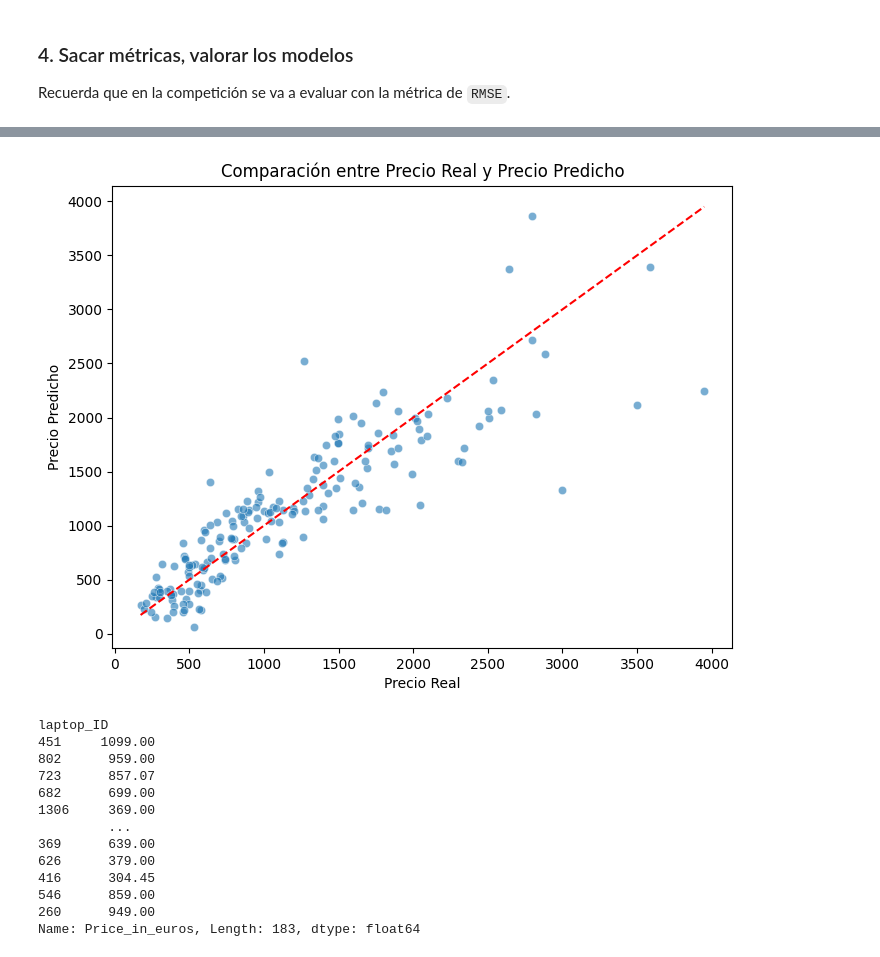
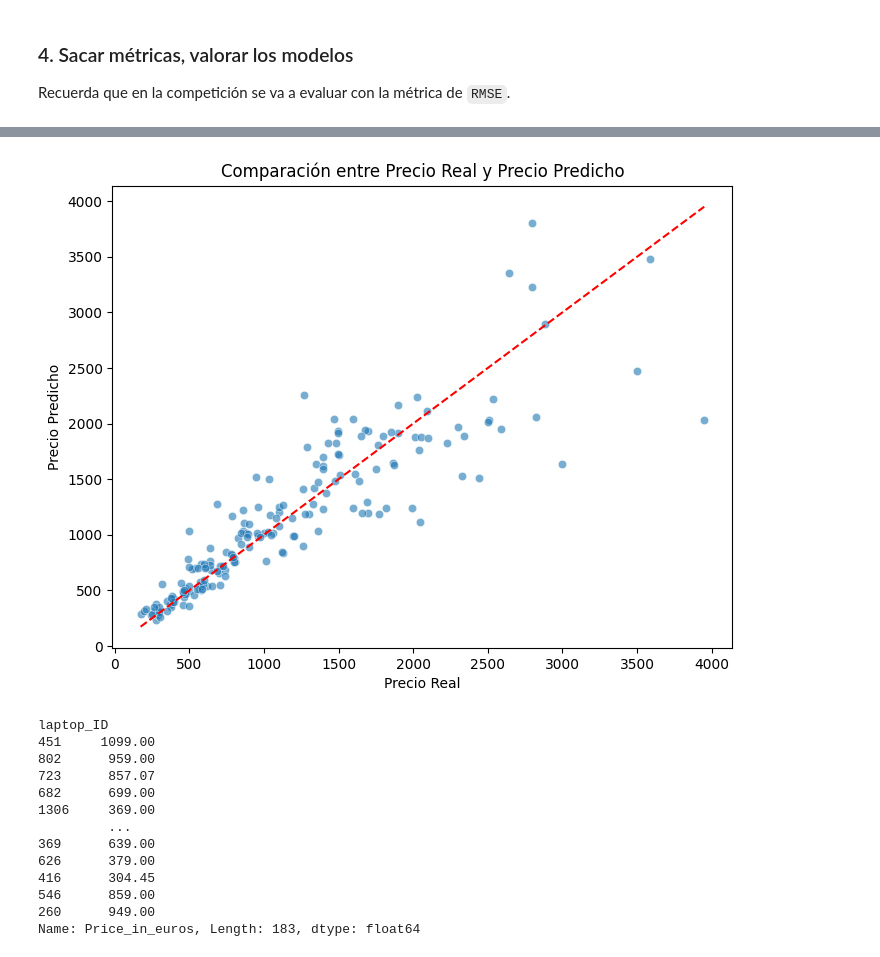
Before and after one commit to JesusGs91/ONLINE_DS_THEBRIDGE_JesusGonzalezSuarez, a Jupyter notebook: Sprint14/Kaggle/Kaggle_submission copia 2.ipynb, the cells around one changed output, grey strips where cells are left out. Saved outputs shown, nothing was run; the diff lists cells and outputs as text; code cells hidden in the pictures.

```diff
--- a/Sprint14/Kaggle/Kaggle_submission copia 2.ipynb
+++ b/Sprint14/Kaggle/Kaggle_submission copia 2.ipynb
@@ -386,5 +770,3 @@ categorical_columns_1 = [ 'OpSys', 'Cpu_modelo', 'Gpu_marca', 'Gpu_modelo', 'Gpu
 featues_num_clf_disc = ["Ram_in_GB","Memory_in_GB" ,"Cpu_generacion","Cpu_frecuencia"]
 featues_num_clf_disc_2 = ["Ram_in_GB","Memory_in_GB" ,"Cpu_generacion","Cpu_frecuencia","Inches"]
 features_num_clf = ["Weight_in_kg"]
-# %%
-features= categorical_columns+features_num_clf+featues_num_clf_disc
@@ -443,11 +799,0 @@ RMSE Regresión Lineal: 440.590
-# %%
-from sklearn.linear_model import Ridge
-
-# Instanciar y entrenar el modelo Ridge
-ridge = Ridge(alpha=1.0)  # Puedes ajustar el valor de alpha
-ridge.fit(X_train_scaled[features], y_train)
-
-# Predecir y evaluar el modelo
-y_pred_ridge = ridge.predict(X_test_scaled[features])
-rmse_ridge = np.sqrt(mean_squared_error(y_test, y_pred_ridge))
-print(f'RMSE Regresión Ridge: {rmse_ridge:.3f}')
@@ -456,9 +799,0 @@ RMSE Regresión Ridge: 440.571
-# %%
-# Instanciar y entrenar el modelo Random Forest
-rf = RandomForestRegressor(n_estimators=100, random_state=42)
-rf.fit(X_train_scaled[features], y_train)
-
-# Predecir y calcular RMSE
-y_pred_rf = rf.predict(X_test_scaled[features])
-rmse_rf = np.sqrt(mean_squared_error(y_test, y_pred_rf))
-print(f'RMSE Random Forest: {rmse_rf:.3f}')
@@ -473,11 +806,11 @@ from sklearn.model_selection import GridSearchCV, KFold
 
 # Definir los hiperparámetros a optimizar
 param_grid = {
-    'n_estimators': [100, 200, 210, 240, 250],  # Número de árboles
-    'max_depth': [10, 20, 30, None],            # Profundidad máxima
-    'min_samples_split': [2, 5, 10],            # Mínimas muestras para dividir
-    'min_samples_leaf': [1, 2, 4],
-    'bootstrap': [True, False]                   # Si se utiliza bootstrap
+    'n_estimators': [189,190,191,192,193,194],  # Número de árboles
+    'max_depth': [2, 5, 10, None],            # Profundidad máxima
+    'min_samples_split': [5, 10],            # Mínimas muestras para dividir
+    'min_samples_leaf': [2, 4],               # Mínimas muestras en la hoja
+    'bootstrap': [True]
 }
 # Crear el modelo
 rf = RandomForestRegressor(random_state=42)
@@ -487,17 +820,17 @@ rf = RandomForestRegressor(random_state=42)
 # Configurar GridSearchCV
 grid_search = GridSearchCV(estimator=rf, param_grid=param_grid,
                            scoring='neg_root_mean_squared_error',
-                           cv=5, verbose=2, n_jobs=-1)
+                           cv=5, verbose=1, n_jobs=-1)
 
 # Ajustar el Grid Search
-grid_search.fit(X_train_scaled[features], y_train)
+grid_search.fit(X_train[features], y_train)
 
 # Obtener los mejores hiperparámetros
 print(f"Mejores Hiperparámetros: {grid_search.best_params_}")
 
 # Predecir y evaluar el modelo optimizado
 best_rf = grid_search.best_estimator_
-y_pred = best_rf.predict(X_test_scaled[features])
-rmse_optimized_rf = np.sqrt(mean_squared_error(y_test, y_pred))
+y_pred_Brf = best_rf.predict(X_test[features])
+rmse_optimized_rf = np.sqrt(mean_squared_error(y_test, y_pred_Brf))
 print(f'RMSE Random Forest optimizado: {rmse_optimized_rf:.3f}')
 # %% [output]
@@ -590,13 +857,13 @@ RMSE Regresión Polinómica con Hiperparámetros Optimizados: 359.314
 # %%
 plt.figure(figsize=(8, 6))
-sns.scatterplot(x=y_test, y=y_pred_poly, alpha=0.6)
+sns.scatterplot(x=y_test, y=y_pred_Brf, alpha=0.6)
 plt.plot([min(y_test), max(y_test)], [min(y_test), max(y_test)], color='red', linestyle='--')  # Línea de referencia
 plt.xlabel('Precio Real')
 plt.ylabel('Precio Predicho')
 plt.title('Comparación entre Precio Real y Precio Predicho')
 plt.show()
 # %% [output]
-[figure, old version]
+[figure, new version]
 # %%
 y_test
 # %% [output]
```
Also changed, not shown: parts of 35 cells of this notebook, 6 other files.
